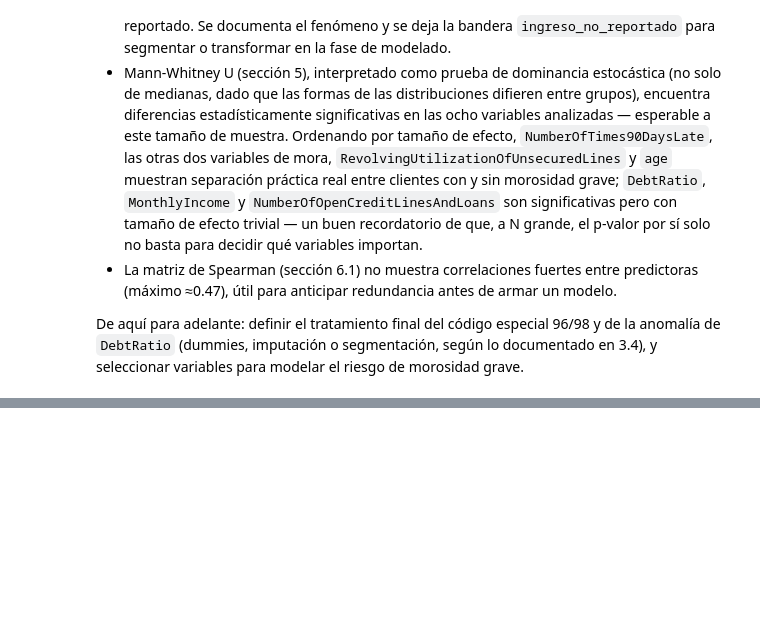
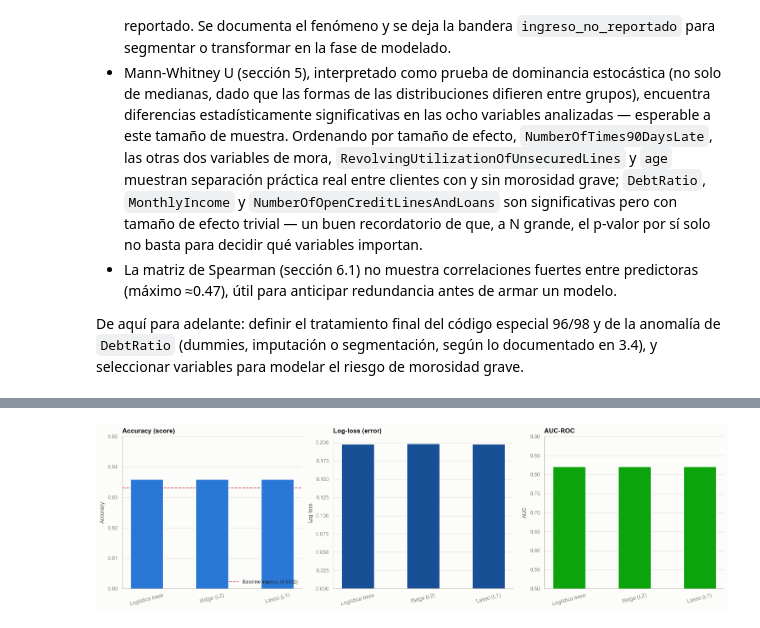
Before and after one commit to valeriaflorezs/GiveMeSomeCredit, a Jupyter notebook: docs/analisis_exploratorio.ipynb, the cells around one changed output, grey strips where cells are left out. Drawn from its saved outputs; the diff is of its cells as text; code cells hidden in the pictures; blank space fills up the shorter version.

```diff
--- a/docs/analisis_exploratorio.ipynb
+++ b/docs/analisis_exploratorio.ipynb
@@ -789,0 +919,17 @@ De aquí para adelante: definir el tratamiento final del código especial 96/98
+# %%
+filas_modelos = []
+for nombre, (modelo, c_opt) in modelos.items():
+    y_pred = modelo.predict(X_test_esc)
+    y_proba = modelo.predict_proba(X_test_esc)
+    filas_modelos.append({
+        "modelo": nombre,
+        "C_optimo": round(c_opt, 4),
+        "accuracy (score)": round(accuracy_score(y_test, y_pred), 4),
+        "log_loss (error)": round(log_loss(y_test, y_proba), 4),
+        "roc_auc": round(roc_auc_score(y_test, y_proba[:, 1]), 4),
+    })
+
+resultados_modelos = pd.DataFrame(filas_modelos)
+baseline_ingenuo = round((y_test == 0).mean(), 4)
+print(f"Referencia — predecir siempre la clase mayoritaria: accuracy = {baseline_ingenuo}")
+resultados_modelos
@@ -789,0 +942,27 @@ De aquí para adelante: definir el tratamiento final del código especial 96/98
+# %%
+fig, axes = plt.subplots(1, 3, figsize=(15, 4.5))
+
+axes[0].bar(resultados_modelos["modelo"], resultados_modelos["accuracy (score)"],
+            color=COLOR_SEQ, width=0.5, zorder=3)
+axes[0].axhline(baseline_ingenuo, color=COLOR_CRITICAL, linestyle="--", linewidth=1.2,
+                label=f"Baseline ingenuo ({baseline_ingenuo})")
+axes[0].set_ylim(0.9, 0.95)
+style_ax(axes[0], title="Accuracy (score)", ylabel="Accuracy")
+axes[0].legend(frameon=False, fontsize=8, loc="lower right")
+axes[0].tick_params(axis="x", rotation=15)
+
+axes[1].bar(resultados_modelos["modelo"], resultados_modelos["log_loss (error)"],
+            color=COLOR_SEQ_DARK, width=0.5, zorder=3)
+style_ax(axes[1], title="Log-loss (error)", ylabel="Log-loss")
+axes[1].tick_params(axis="x", rotation=15)
+
+axes[2].bar(resultados_modelos["modelo"], resultados_modelos["roc_auc"],
+            color=COLOR_GOOD, width=0.5, zorder=3)
+axes[2].set_ylim(0.5, 0.9)
+style_ax(axes[2], title="AUC-ROC", ylabel="AUC")
+axes[2].tick_params(axis="x", rotation=15)
+
+plt.tight_layout()
+plt.show()
+# %% [output]
+[figure, added]
```
Also changed, not shown: parts of 25 cells of this notebook.
